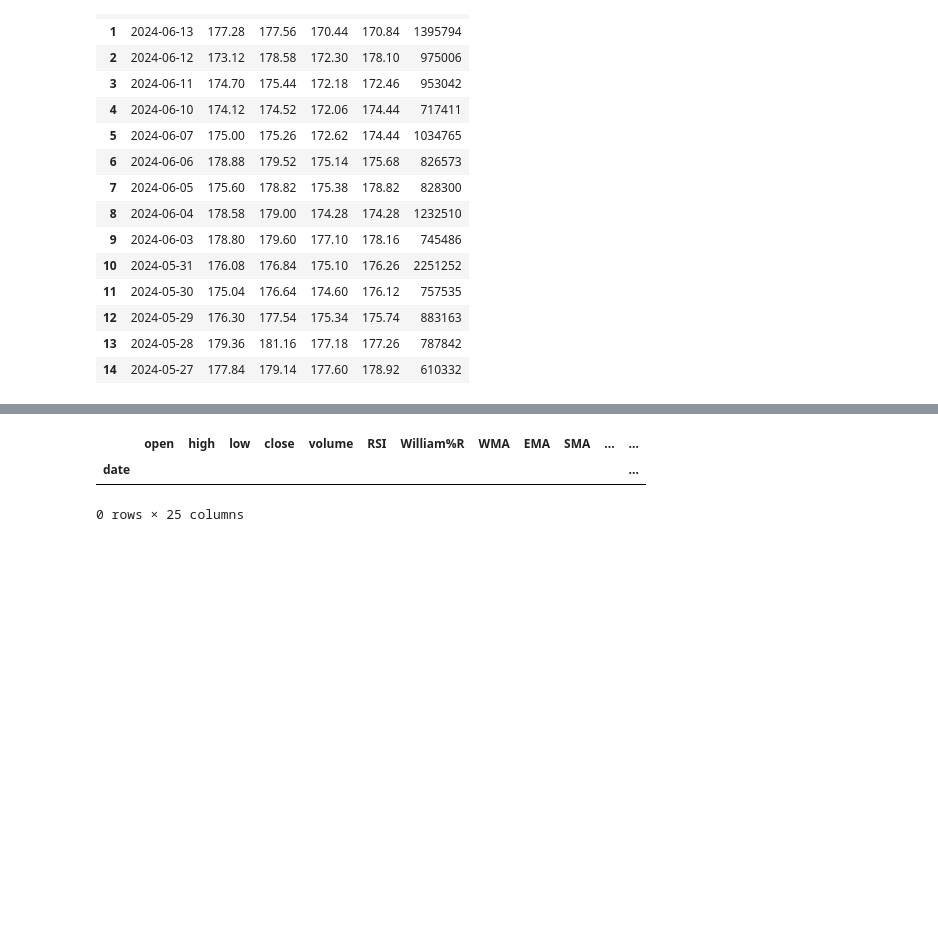
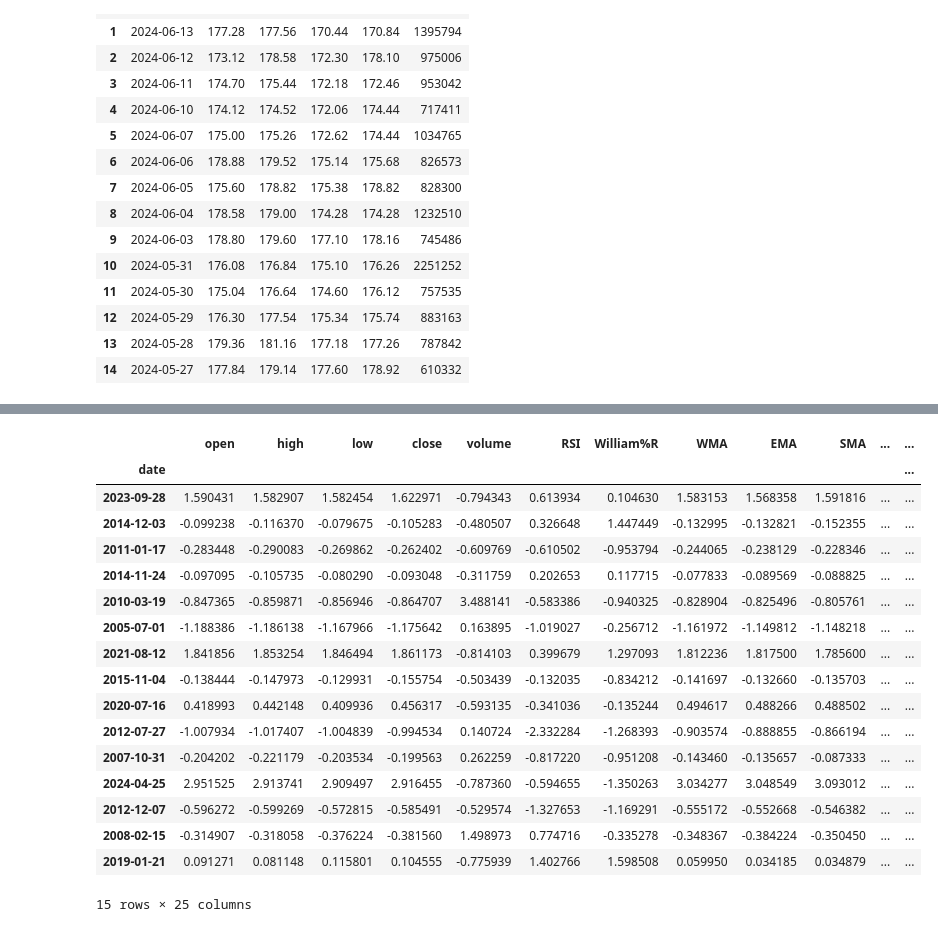
Before and after one commit to zhillan-arf/Tugas3, a Jupyter notebook: notebook.ipynb, the cells around one changed output, grey strips where cells are left out. Cells and saved outputs as stored; diff of their text form; code cells hidden in the pictures; blank space fills up the shorter version.

```diff
--- a/notebook.ipynb
+++ b/notebook.ipynb
@@ -104,31 +137,37 @@ df.head(15)
-# %%
-def label_data(df, window_size=11):
-    results = []
-    for counter_row in range(len(df)):
-        if counter_row >= window_size:
-            window_begin_index = counter_row - window_size
-            window_end_index = window_begin_index + window_size - 1
-            window_middle_index = (window_begin_index + window_end_index) // 2
-
-            window_data = df['close'][window_begin_index:window_end_index + 1]
-            min_index = window_data.idxmin()
-            max_index = window_data.idxmax()
-
-            if max_index == window_middle_index:
-                results.append('SELL')
-            elif min_index == window_middle_index:
-                results.append('BUY')
-            else:
-                results.append('HOLD')
-        else:
-            results.append('HOLD')  # Default label for the initial period less than window size
-
-    return results
-
-df['Label'] = label_data(df)
-
-df.sample(15)
-# %% [output]
-|  | open | high | low | close | volume | RSI | William%R | WMA | EMA | SMA | ... | ... |
-| date |  |  |  |  |  |  |  |  |  |  |  | ... |
-0 rows × 25 columns
+# %%
+def label_data(prices, window_size=11):
+    labels = ['hold'] * len(prices)
+    half_window = window_size // 2
+
+    for i in range(half_window, len(prices) - half_window):
+        window = prices[i - half_window: i + half_window + 1]
+        if prices[i] == max(window):
+            labels[i] = "sell"
+        elif prices[i] == min(window):
+            labels[i] = "buy"
+
+    return labels
+
+
+df['label'] = label_data(df['close'])
+
+df.sample(15)
+# %% [output]
+|  | open | high | low | close | volume | RSI | William%R | WMA | EMA | SMA | ... | ... |
+| date |  |  |  |  |  |  |  |  |  |  |  | ... |
+| 2023-09-28 | 1.590431 | 1.582907 | 1.582454 | 1.622971 | -0.794343 | 0.613934 | 0.104630 | 1.583153 | 1.568358 | 1.591816 | ... | ... |
+| 2014-12-03 | -0.099238 | -0.116370 | -0.079675 | -0.105283 | -0.480507 | 0.326648 | 1.447449 | -0.132995 | -0.132821 | -0.152355 | ... | ... |
+| 2011-01-17 | -0.283448 | -0.290083 | -0.269862 | -0.262402 | -0.609769 | -0.610502 | -0.953794 | -0.244065 | -0.238129 | -0.228346 | ... | ... |
+| 2014-11-24 | -0.097095 | -0.105735 | -0.080290 | -0.093048 | -0.311759 | 0.202653 | 0.117715 | -0.077833 | -0.089569 | -0.088825 | ... | ... |
+| 2010-03-19 | -0.847365 | -0.859871 | -0.856946 | -0.864707 | 3.488141 | -0.583386 | -0.940325 | -0.828904 | -0.825496 | -0.805761 | ... | ... |
+| 2005-07-01 | -1.188386 | -1.186138 | -1.167966 | -1.175642 | 0.163895 | -1.019027 | -0.256712 | -1.161972 | -1.149812 | -1.148218 | ... | ... |
+| 2021-08-12 | 1.841856 | 1.853254 | 1.846494 | 1.861173 | -0.814103 | 0.399679 | 1.297093 | 1.812236 | 1.817500 | 1.785600 | ... | ... |
+| 2015-11-04 | -0.138444 | -0.147973 | -0.129931 | -0.155754 | -0.503439 | -0.132035 | -0.834212 | -0.141697 | -0.132660 | -0.135703 | ... | ... |
+| 2020-07-16 | 0.418993 | 0.442148 | 0.409936 | 0.456317 | -0.593135 | -0.341036 | -0.135244 | 0.494617 | 0.488266 | 0.488502 | ... | ... |
+| 2012-07-27 | -1.007934 | -1.017407 | -1.004839 | -0.994534 | 0.140724 | -2.332284 | -1.268393 | -0.903574 | -0.888855 | -0.866194 | ... | ... |
+| 2007-10-31 | -0.204202 | -0.221179 | -0.203534 | -0.199563 | 0.262259 | -0.817220 | -0.951208 | -0.143460 | -0.135657 | -0.087333 | ... | ... |
+| 2024-04-25 | 2.951525 | 2.913741 | 2.909497 | 2.916455 | -0.787360 | -0.594655 | -1.350263 | 3.034277 | 3.048549 | 3.093012 | ... | ... |
+| 2012-12-07 | -0.596272 | -0.599269 | -0.572815 | -0.585491 | -0.529574 | -1.327653 | -1.169291 | -0.555172 | -0.552668 | -0.546382 | ... | ... |
+| 2008-02-15 | -0.314907 | -0.318058 | -0.376224 | -0.381560 | 1.498973 | 0.774716 | -0.335278 | -0.348367 | -0.384224 | -0.350450 | ... | ... |
+| 2019-01-21 | 0.091271 | 0.081148 | 0.115801 | 0.104555 | -0.775939 | 1.402766 | 1.598508 | 0.059950 | 0.034185 | 0.034879 | ... | ... |
+15 rows × 25 columns
```
Also changed, not shown: parts of 1 cell of this notebook.
